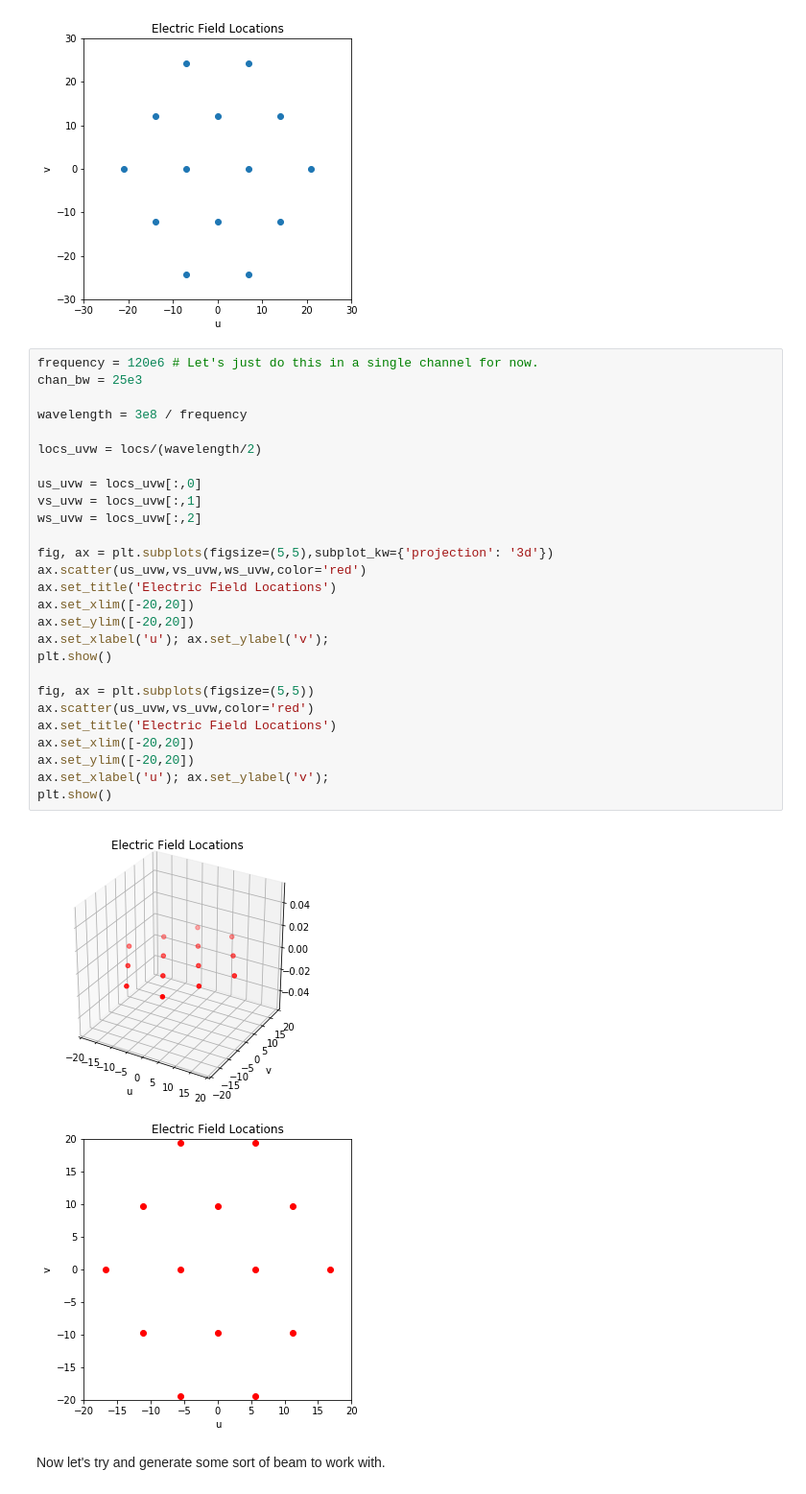
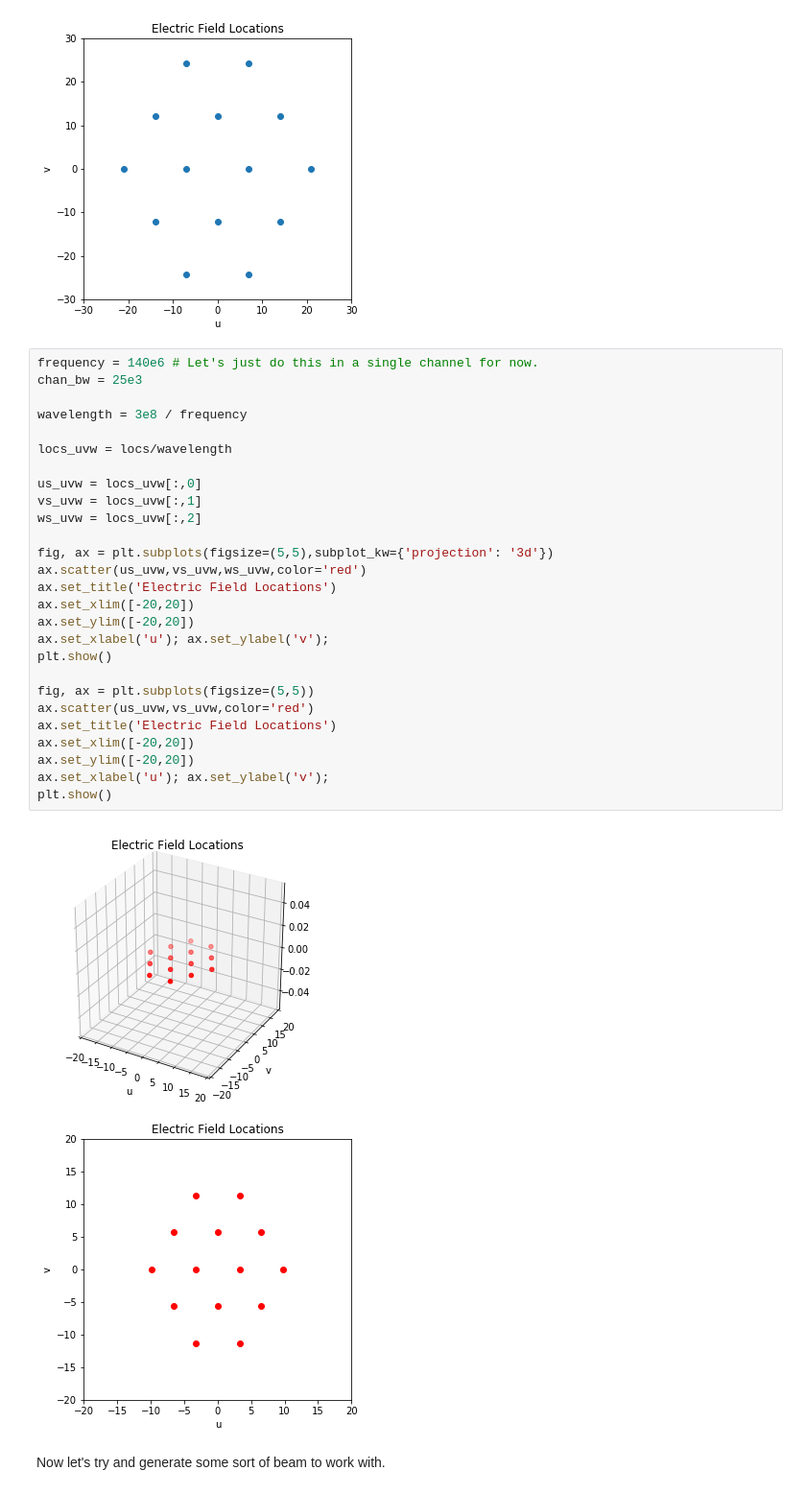
Before and after one commit to HERA-Team/ClosurePS, a Jupyter notebook: simulation/closureredundancy.ipynb, the cells around one changed output. Shown at 96% size. Cells and saved outputs as stored; diff of their text form.

```diff
--- a/simulation/closureredundancy.ipynb
+++ b/simulation/closureredundancy.ipynb
@@ -64,35 +64,35 @@ ax.set_xlabel('u'); ax.set_ylabel('v');# ax.set_zlabel('v');
 # %% [output]
 [figure]
 # %%
-frequency = 120e6 # Let's just do this in a single channel for now.
+frequency = 140e6 # Let's just do this in a single channel for now.
 chan_bw = 25e3
 
 wavelength = 3e8 / frequency
 
-locs_uvw = locs/(wavelength/2)
+locs_uvw = locs/wavelength
 
 us_uvw = locs_uvw[:,0]
 vs_uvw = locs_uvw[:,1]
 ws_uvw = locs_uvw[:,2]
 
 fig, ax = plt.subplots(figsize=(5,5),subplot_kw={'projection': '3d'})
 ax.scatter(us_uvw,vs_uvw,ws_uvw,color='red')
 ax.set_title('Electric Field Locations')
 ax.set_xlim([-20,20])
 ax.set_ylim([-20,20])
 ax.set_xlabel('u'); ax.set_ylabel('v');
 plt.show()
 
 fig, ax = plt.subplots(figsize=(5,5))
 ax.scatter(us_uvw,vs_uvw,color='red')
 ax.set_title('Electric Field Locations')
 ax.set_xlim([-20,20])
 ax.set_ylim([-20,20])
 ax.set_xlabel('u'); ax.set_ylabel('v');
 plt.show()
 # %% [output]
-[figure, old version]
+[figure, new version]
-[figure, old version]
+[figure, new version]
 # %% [markdown]
 Now let's try and generate some sort of beam to work with.
 # %%
```
Also changed, not shown: parts of 42 cells of this notebook.
